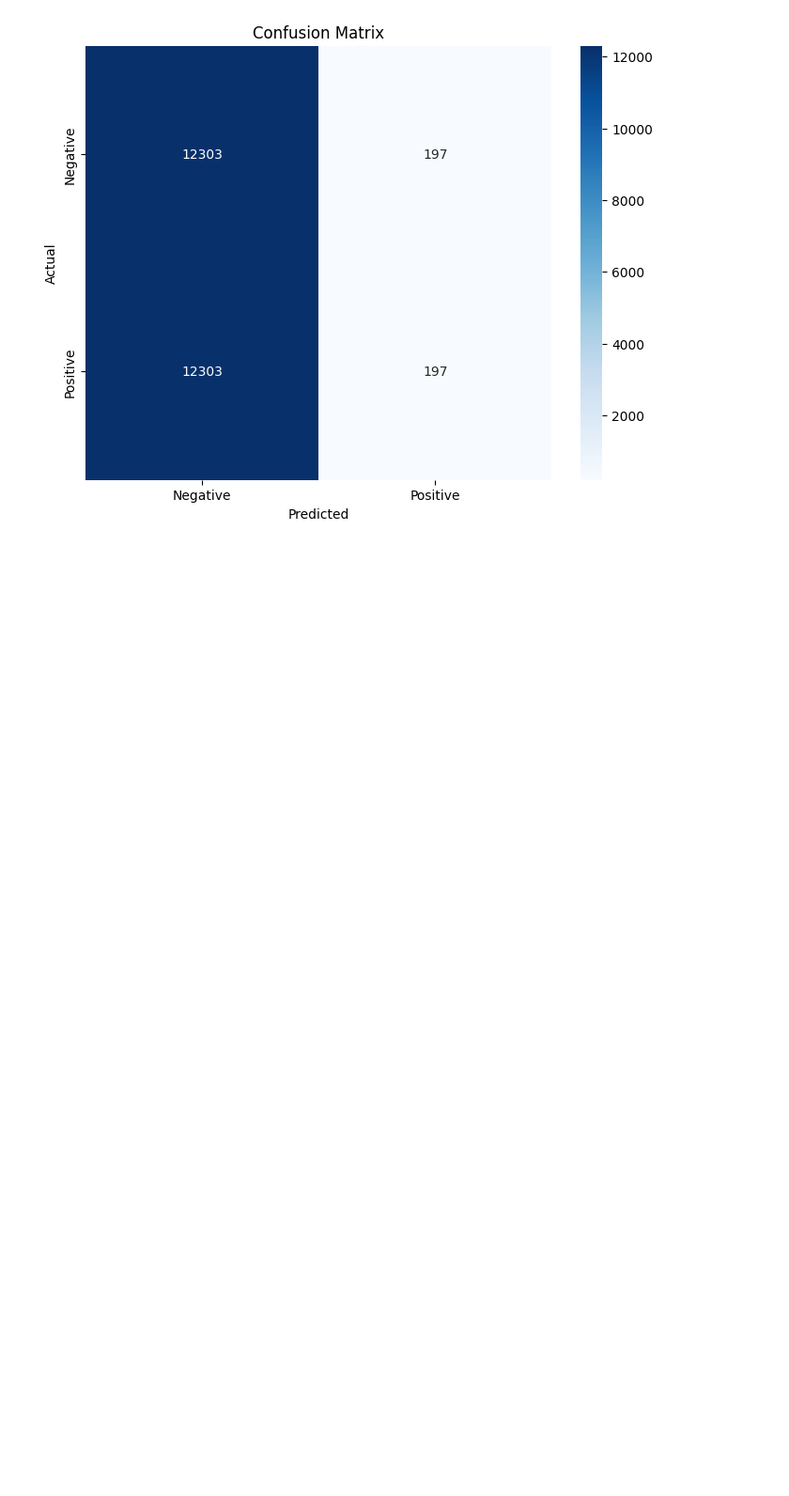
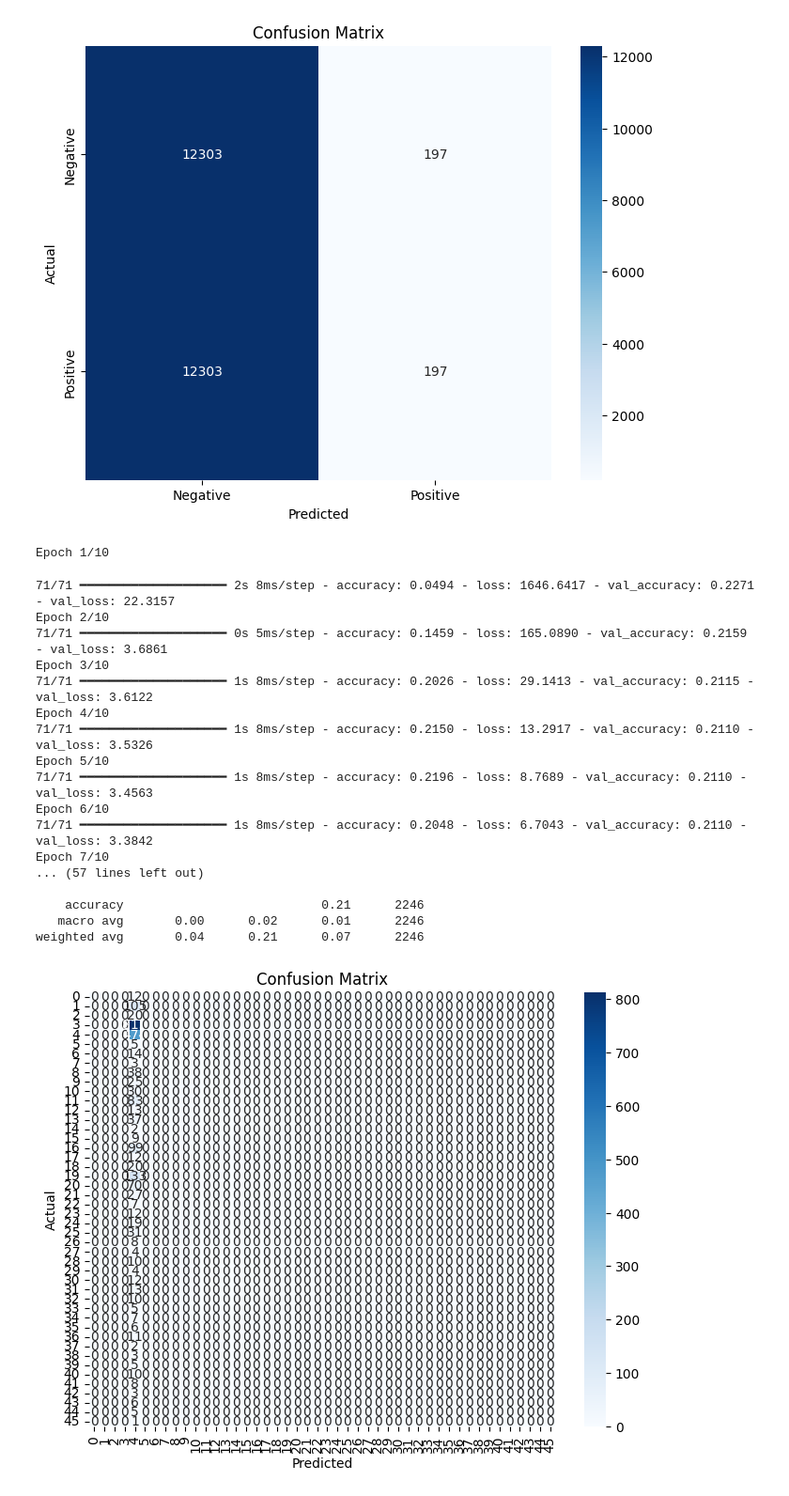
Before and after one commit to Charanraju18/Deep-Learning-Lab, a Jupyter notebook: DL_Lab.ipynb, the cells around one changed output. Shown at 94% size. Saved outputs shown, nothing was run; the diff lists cells and outputs as text; code cells hidden in the pictures; blank space fills up the shorter version.

```diff
--- a/DL_Lab.ipynb
+++ b/DL_Lab.ipynb
@@ -153,3 +179,65 @@ Epoch 7/10
    macro avg       0.50      0.50      0.35     25000
 weighted avg       0.50      0.50      0.35     25000
 [figure]
+# %%
+#experiment 3
+
+import numpy as np
+from tensorflow.keras.models import Sequential
+from tensorflow.keras.layers import Dense, Dropout
+from tensorflow.keras.datasets import reuters
+from tensorflow.keras.utils import to_categorical
+
+(x_train, y_train), (x_test, y_test) = reuters.load_data(num_words=10000)
+from tensorflow.keras.preprocessing.sequence import pad_sequences
+max_len = 200
+x_train = pad_sequences(x_train, maxlen=max_len)
+x_test = pad_sequences(x_test, maxlen=max_len)
+model=Sequential()
+model.add(Dense(128, activation='relu', input_dim=(max_len)))
+model.add(Dropout(0.5))
+model.add(Dense(64, activation='relu'))
+model.add(Dropout(0.5))
+# Change the output layer to have 46 units and softmax activation for multi-class classification
+model.add(Dense(46, activation='softmax')) # Changed from 1 to 46 and sigmoid to softmax
+model.compile(loss='sparse_categorical_crossentropy', optimizer='adam', metrics=['accuracy']) # Changed loss to sparse_categorical_crossentropy
+model.fit(x_train, y_train, epochs=10, batch_size=128, validation_data=(x_test, y_test))
+scores = model.evaluate(x_test, y_test, verbose=0)
+print("Accuracy: %.2f%%" % (scores[1]*100))
+
+# Get predicted class labels
+y_pred = np.argmax(model.predict(x_test), axis=-1)
+
+from sklearn.metrics import classification_report,confusion_matrix
+# Get all unique class labels from y_test
+target_names = [str(i) for i in np.unique(y_test)]  # Generate target names for all classes
+print(classification_report(y_test, y_pred, target_names=target_names))
+import seaborn as sns
+import matplotlib.pyplot as plt
+cm=confusion_matrix(y_test, y_pred)
+plt.figure(figsize=(8,6))
+sns.heatmap(cm, annot=True, fmt='d', cmap='Blues',xticklabels=target_names, yticklabels=target_names)  # Use target_names for heatmap labels
+plt.xlabel('Predicted')
+plt.ylabel('Actual')
+plt.title('Confusion Matrix')
+plt.show()
+# %% [output]
+Epoch 1/10
+71/71 ━━━━━━━━━━━━━━━━━━━━ 2s 8ms/step - accuracy: 0.0494 - loss: 1646.6417 - val_accuracy: 0.2271 - val_loss: 22.3157
+Epoch 2/10
+71/71 ━━━━━━━━━━━━━━━━━━━━ 0s 5ms/step - accuracy: 0.1459 - loss: 165.0890 - val_accuracy: 0.2159 - val_loss: 3.6861
+Epoch 3/10
+71/71 ━━━━━━━━━━━━━━━━━━━━ 1s 8ms/step - accuracy: 0.2026 - loss: 29.1413 - val_accuracy: 0.2115 - val_loss: 3.6122
+Epoch 4/10
+71/71 ━━━━━━━━━━━━━━━━━━━━ 1s 8ms/step - accuracy: 0.2150 - loss: 13.2917 - val_accuracy: 0.2110 - val_loss: 3.5326
+Epoch 5/10
+71/71 ━━━━━━━━━━━━━━━━━━━━ 1s 8ms/step - accuracy: 0.2196 - loss: 8.7689 - val_accuracy: 0.2110 - val_loss: 3.4563
+Epoch 6/10
+71/71 ━━━━━━━━━━━━━━━━━━━━ 1s 8ms/step - accuracy: 0.2048 - loss: 6.7043 - val_accuracy: 0.2110 - val_loss: 3.3842
+Epoch 7/10
+... (57 lines left out)
+
+    accuracy                           0.21      2246
+   macro avg       0.00      0.02      0.01      2246
+weighted avg       0.04      0.21      0.07      2246
+[figure, added]
```
Also changed, not shown: parts of 3 cells of this notebook.
